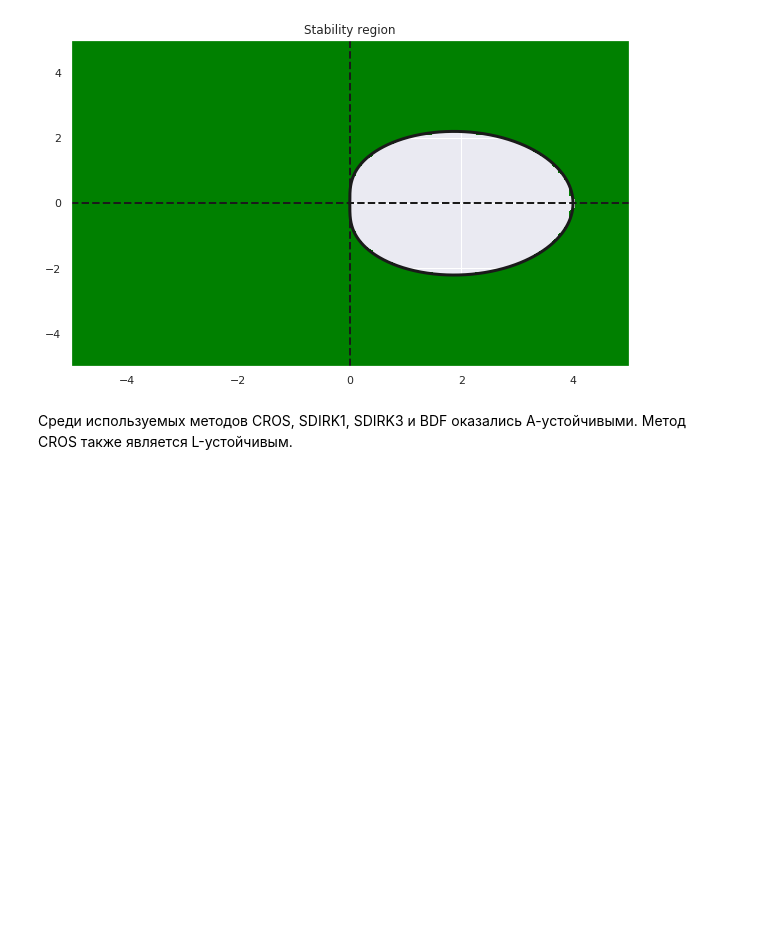
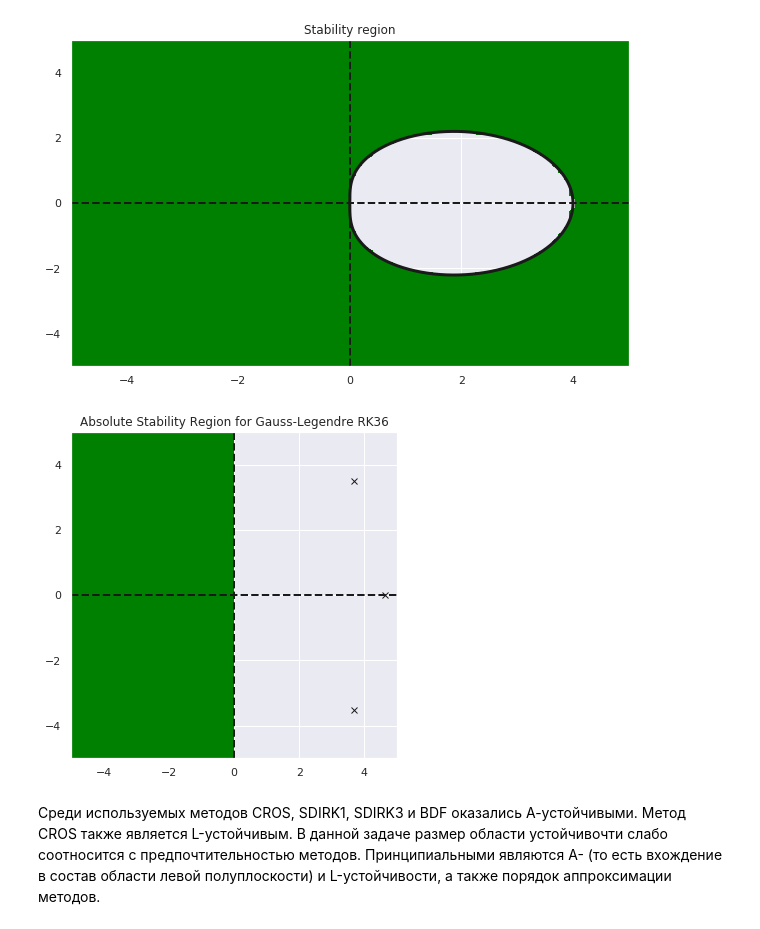
Before and after one commit to Ilushik2347/calc_math_hometask, a Jupyter notebook: hometask2.1.ipynb, the cells around one changed output. Cells and saved outputs as stored; diff of their text form; code cells hidden in the pictures; blank space fills up the shorter version.

```diff
--- a/hometask2.1.ipynb
+++ b/hometask2.1.ipynb
@@ -203,5 +203,13 @@ plt.show()
 # %% [output]
 Область устойивости метода BDF
 [figure]
+# %%
+from nodepy import runge_kutta_method as rk
+gauss = rk.loadRKM('GL3')
+fig = gauss.plot_stability_region(N=100, color='green', bounds=[-5, 5, -5, 5])
+fig.set_size_inches((10, 6))
+plt.show()
+# %% [output]
+[figure, added]
 # %% [markdown]
-Среди используемых методов CROS, SDIRK1, SDIRK3 и BDF оказались А-устойчивыми. Метод CROS также является L-устойчивым.
+Среди используемых методов CROS, SDIRK1, SDIRK3 и BDF оказались А-устойчивыми. Метод CROS также является L-устойчивым. В данной задаче размер области устойчивочти слабо соотносится с предпочтительностью методов. Принципиальными являются A- (то есть вхождение в состав области левой полуплоскости) и L-устойчивости, а также порядок аппроксимации методов.
```
